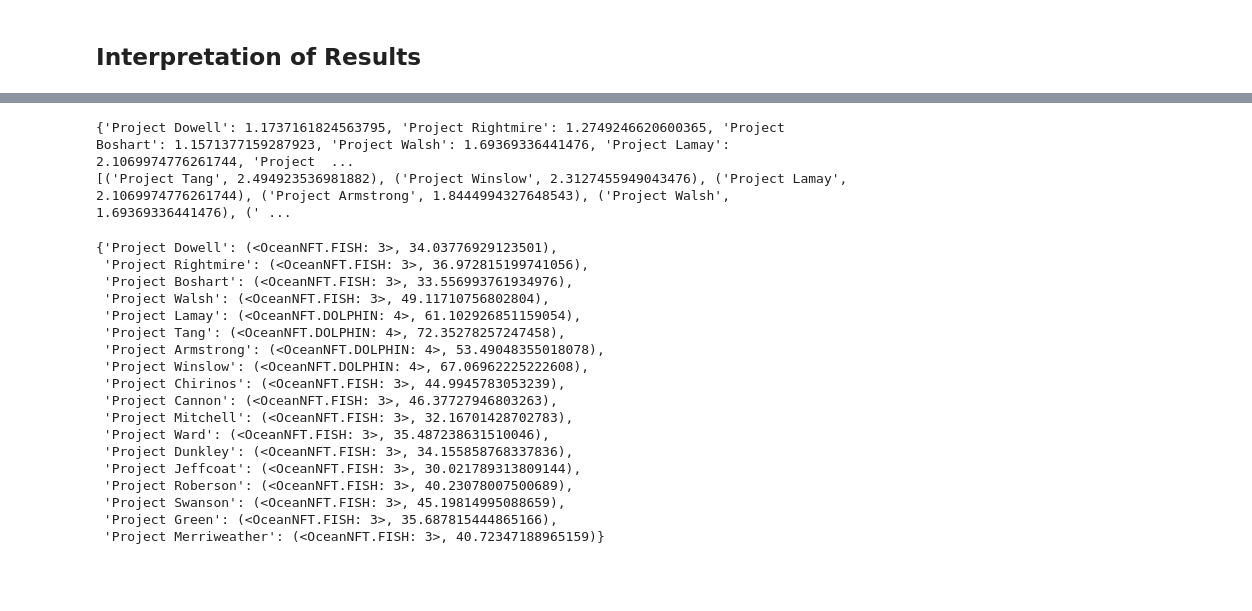
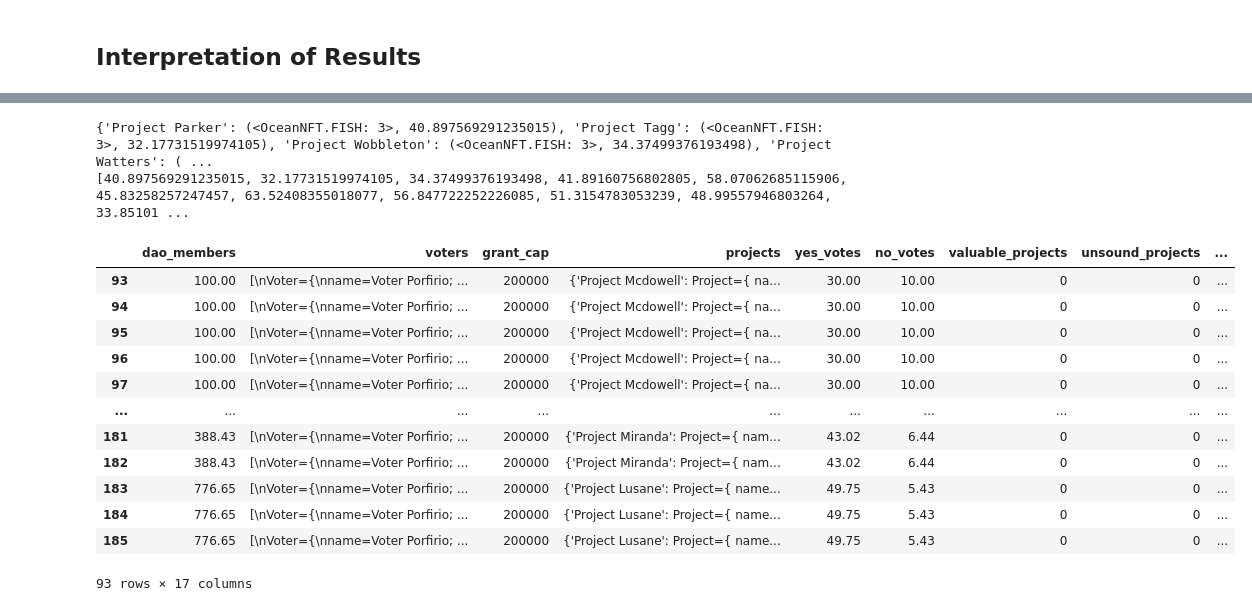
Before and after one commit to marc4gov/dao2nft, a Jupyter notebook: dao2nft.ipynb, the cells around one changed output, grey strips where cells are left out. Cells and saved outputs as stored; diff of their text form; code cells hidden in the pictures; blank space fills up the shorter version.

```diff
--- a/dao2nft.ipynb
+++ b/dao2nft.ipynb
@@ -248,36 +248,37 @@ for i in range(1,29):
   avg = s/(i+1)
 # print(pp)
 # print(avg)
-dp = dict(zip(pp, avg))
-print(dp)
-dps = sorted(dp.items(), key=lambda x: x[1], reverse=True)
-print(dps)
+# dp = dict(zip(pp, avg))
+# print(dp)
+# dps = sorted(dp.items(), key=lambda x: x[1], reverse=True)
+# print(dps)
 # t = map(sum, zip(*p))
 # print(t)
 # # df['nft'][17]['Project Lundsten']
 
-df['nft'][29]
+print(df['nft'][29])
+nft_values = [v[1] for v in df['nft'][29].values()]
+print(nft_values)
 # %% [output]
-{'Project Dowell': 1.1737161824563795, 'Project Rightmire': 1.2749246620600365, 'Project Boshart': 1.1571377159287923, 'Project Walsh': 1.69369336441476, 'Project Lamay': 2.1069974776261744, 'Project  ...
-[('Project Tang', 2.494923536981882), ('Project Winslow', 2.3127455949043476), ('Project Lamay', 2.1069974776261744), ('Project Armstrong', 1.8444994327648543), ('Project Walsh', 1.69369336441476), (' ...
+{'Project Parker': (<OceanNFT.FISH: 3>, 40.897569291235015), 'Project Tagg': (<OceanNFT.FISH: 3>, 32.17731519974105), 'Project Wobbleton': (<OceanNFT.FISH: 3>, 34.37499376193498), 'Project Watters': ( ...
+[40.897569291235015, 32.17731519974105, 34.37499376193498, 41.89160756802805, 58.07062685115906, 45.83258257247457, 63.52408355018077, 56.847722252226085, 51.3154783053239, 48.99557946803264, 33.85101 ...
-{'Project Dowell': (<OceanNFT.FISH: 3>, 34.03776929123501),
- 'Project Rightmire': (<OceanNFT.FISH: 3>, 36.972815199741056),
- 'Project Boshart': (<OceanNFT.FISH: 3>, 33.556993761934976),
- 'Project Walsh': (<OceanNFT.FISH: 3>, 49.11710756802804),
- 'Project Lamay': (<OceanNFT.DOLPHIN: 4>, 61.102926851159054),
- 'Project Tang': (<OceanNFT.DOLPHIN: 4>, 72.35278257247458),
- 'Project Armstrong': (<OceanNFT.DOLPHIN: 4>, 53.49048355018078),
- 'Project Winslow': (<OceanNFT.DOLPHIN: 4>, 67.06962225222608),
- 'Project Chirinos': (<OceanNFT.FISH: 3>, 44.9945783053239),
- 'Project Cannon': (<OceanNFT.FISH: 3>, 46.37727946803263),
- 'Project Mitchell': (<OceanNFT.FISH: 3>, 32.16701428702783),
- 'Project Ward': (<OceanNFT.FISH: 3>, 35.487238631510046),
- 'Project Dunkley': (<OceanNFT.FISH: 3>, 34.155858768337836),
- 'Project Jeffcoat': (<OceanNFT.FISH: 3>, 30.021789313809144),
- 'Project Roberson': (<OceanNFT.FISH: 3>, 40.23078007500689),
- 'Project Swanson': (<OceanNFT.FISH: 3>, 45.19814995088659),
- 'Project Green': (<OceanNFT.FISH: 3>, 35.687815444865166),
- 'Project Merriweather': (<OceanNFT.FISH: 3>, 40.72347188965159)}
+# %%
+df1 = df[(df['run'] == 1) & (df['subset'] == 1)]
+df1
+# %% [output]
+|  | dao_members | voters | grant_cap | projects | yes_votes | no_votes | valuable_projects | unsound_projects | ... |
+| 93 | 100.00 | [\nVoter={\nname=Voter Porfirio; ... | 200000 | {'Project Mcdowell': Project={ na... | 30.00 | 10.00 | 0 | 0 | ... |
+| 94 | 100.00 | [\nVoter={\nname=Voter Porfirio; ... | 200000 | {'Project Mcdowell': Project={ na... | 30.00 | 10.00 | 0 | 0 | ... |
+| 95 | 100.00 | [\nVoter={\nname=Voter Porfirio; ... | 200000 | {'Project Mcdowell': Project={ na... | 30.00 | 10.00 | 0 | 0 | ... |
+| 96 | 100.00 | [\nVoter={\nname=Voter Porfirio; ... | 200000 | {'Project Mcdowell': Project={ na... | 30.00 | 10.00 | 0 | 0 | ... |
+| 97 | 100.00 | [\nVoter={\nname=Voter Porfirio; ... | 200000 | {'Project Mcdowell': Project={ na... | 30.00 | 10.00 | 0 | 0 | ... |
+| ... | ... | ... | ... | ... | ... | ... | ... | ... | ... |
+| 181 | 388.43 | [\nVoter={\nname=Voter Porfirio; ... | 200000 | {'Project Miranda': Project={ nam... | 43.02 | 6.44 | 0 | 0 | ... |
+| 182 | 388.43 | [\nVoter={\nname=Voter Porfirio; ... | 200000 | {'Project Miranda': Project={ nam... | 43.02 | 6.44 | 0 | 0 | ... |
+| 183 | 776.65 | [\nVoter={\nname=Voter Porfirio; ... | 200000 | {'Project Lusane': Project={ name... | 49.75 | 5.43 | 0 | 0 | ... |
+| 184 | 776.65 | [\nVoter={\nname=Voter Porfirio; ... | 200000 | {'Project Lusane': Project={ name... | 49.75 | 5.43 | 0 | 0 | ... |
+| 185 | 776.65 | [\nVoter={\nname=Voter Porfirio; ... | 200000 | {'Project Lusane': Project={ name... | 49.75 | 5.43 | 0 | 0 | ... |
+93 rows × 17 columns
 # %%
 # This is not correct until we have a proper voting policy on what is the impact of yes/no voting
 
```
Also changed, not shown: parts of 5 cells of this notebook, 3 other files.
